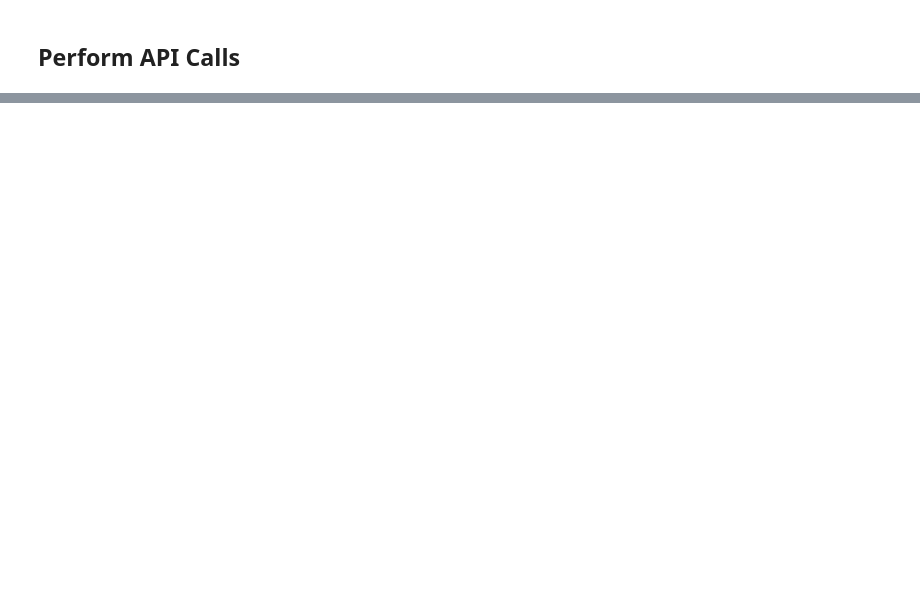
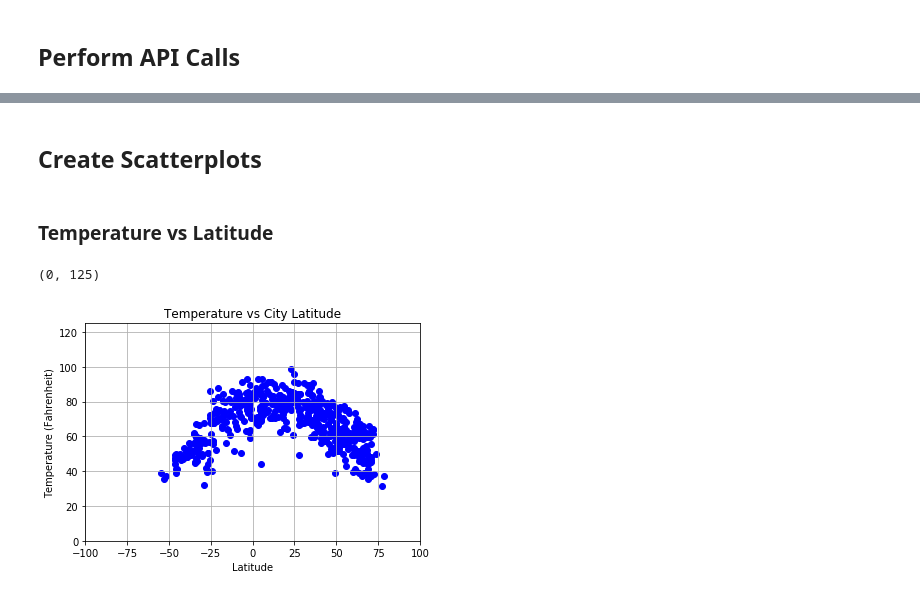
Before and after one commit to akschenker/WeatherPy, a Jupyter notebook: WeatherPy.ipynb, the cells around one changed output, grey strips where cells are left out. Saved outputs shown, nothing was run; the diff lists cells and outputs as text; code cells hidden in the pictures; blank space fills up the shorter version.

Commit message:
modified API calls, added scatterplots

```diff
--- a/WeatherPy.ipynb
+++ b/WeatherPy.ipynb
@@ -73,0 +100,14 @@ for i, city in enumerate(cities):
+# %%
+weather_df = pd.DataFrame({"city":cities,
+                         "latitude":final_lats,
+                         "longitude":final_lngs,
+                         "temperature":temp,
+                         "humidity":humidity,
+                         "cloudiness":cloudiness,
+                         "wind speed":wind_speed})
+
+# remove NaN values
+weather_df = weather_df.dropna()
+weather_df = weather_df.reset_index(drop=True)
+
+weather_df.head()
@@ -73,0 +121,17 @@ for i, city in enumerate(cities):
+# %% [markdown]
+## Create Scatterplots
+# %% [markdown]
+### Temperature vs Latitude
+# %%
+plt.scatter(weather_df["latitude"], weather_df["temperature"], color="blue")
+
+plt.title("Temperature vs City Latitude")
+plt.xlabel("Latitude")
+plt.ylabel("Temperature (Fahrenheit)")
+plt.grid()
+
+plt.xlim(-100, 100)
+plt.ylim(0, 125)
+# %% [output]
+(0, 125)
+[figure, added]
```
Also changed, not shown: parts of 10 cells of this notebook.
